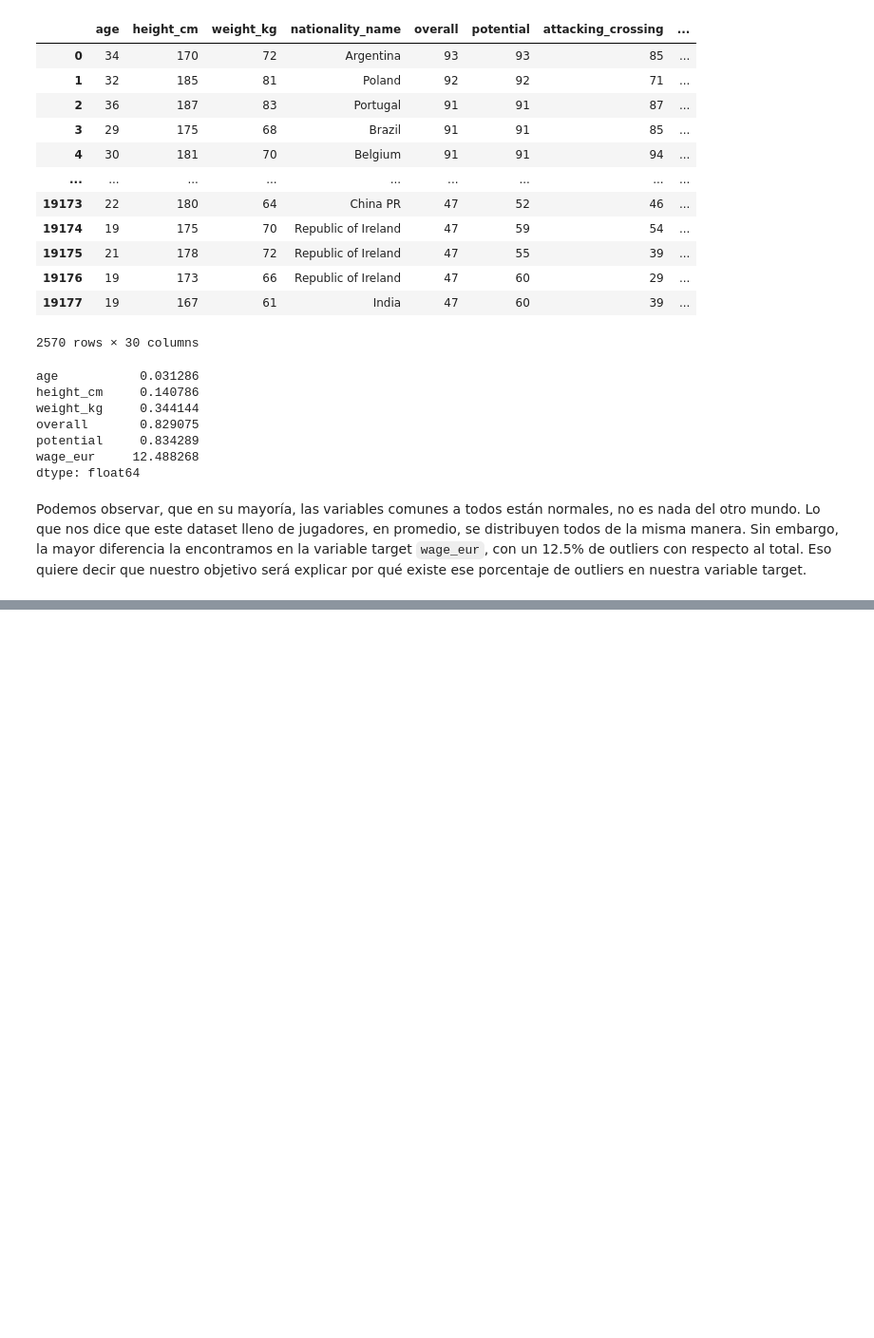
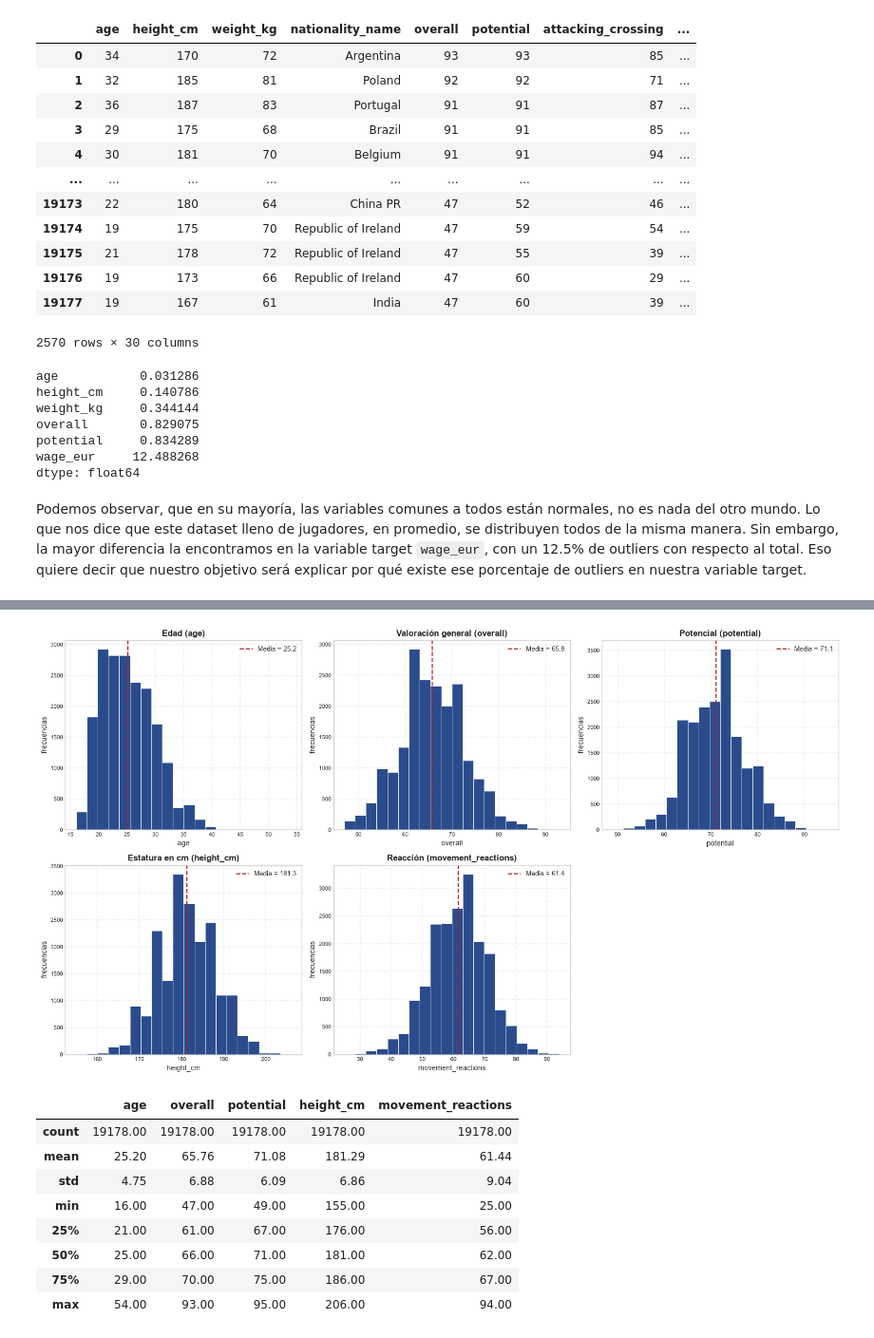
Before and after one commit to devrenato56/football-salaries-ml, a Jupyter notebook: notebooks/01_eda.ipynb, the cells around one changed output, grey strips where cells are left out. Shown at 95% size. Cells and saved outputs as stored; diff of their text form; code cells hidden in the pictures; blank space fills up the shorter version.

```diff
--- a/notebooks/01_eda.ipynb
+++ b/notebooks/01_eda.ipynb
@@ -571,0 +590,4 @@ En la siguiente parte de nuestro estudio exploraremos todos los datos que hemos
+# %%
+# Eliminamos
+df_new = df.drop(columns=['cantidad_outliers', 'cantidad_outliers_gk', 'cantidad_outliers_common'])
+df_new
@@ -571,0 +688,44 @@ En la siguiente parte de nuestro estudio exploraremos todos los datos que hemos
+# %%
+# Distribución de las 5 variables relevantes
+variables_relevantes = ["age", "overall", "potential", "height_cm", "movement_reactions"]
+titulos = {
+    "age": "Edad (age)",
+    "overall": "Valoración general (overall)",
+    "potential": "Potencial (potential)",
+    "height_cm": "Estatura en cm (height_cm)",
+    "movement_reactions": "Reacción (movement_reactions)",
+}
+
+plt.style.use("seaborn-v0_8-whitegrid")
+fig, axes = plt.subplots(2, 3, figsize=(16, 9))
+color1 = "#2b4c8c"
+
+for ax, col in zip(axes.flat, variables_relevantes):
+    ax.hist(df_new[col], bins=20, color=color1, linewidth=0.6, edgecolor="white")
+    ax.axvline(df_new[col].mean(), color="firebrick", linestyle="--", linewidth=1.6, label=f"Media = {df_new[col].mean():.1f}")
+    ax.set_title(titulos[col], fontsize=12, fontweight="bold")
+    ax.set_xlabel(col, fontsize=10)
+    ax.set_ylabel("frecuencias", fontsize=10)
+    ax.tick_params(labelsize=8)
+    ax.grid(alpha=0.3, linestyle="--", linewidth=1.4)
+    ax.legend(fontsize=9)
+
+# Ocultamos el sexto eje que queda vacío (solo tenemos 5 variables)
+axes.flat[-1].set_visible(False)
+
+plt.tight_layout()
+plt.show()
+
+# Tabla resumen de estadísticas descriptivas
+df_new[variables_relevantes].describe().round(2)
+# %% [output]
+[figure, added]
+|  | age | overall | potential | height_cm | movement_reactions |
+| count | 19178.00 | 19178.00 | 19178.00 | 19178.00 | 19178.00 |
+| mean | 25.20 | 65.76 | 71.08 | 181.29 | 61.44 |
+| std | 4.75 | 6.88 | 6.09 | 6.86 | 9.04 |
+| min | 16.00 | 47.00 | 49.00 | 155.00 | 25.00 |
+| 25% | 21.00 | 61.00 | 67.00 | 176.00 | 56.00 |
+| 50% | 25.00 | 66.00 | 71.00 | 181.00 | 62.00 |
+| 75% | 29.00 | 70.00 | 75.00 | 186.00 | 67.00 |
+| max | 54.00 | 93.00 | 95.00 | 206.00 | 94.00 |
```
Also changed, not shown: parts of 26 cells of this notebook, 9 other files.
